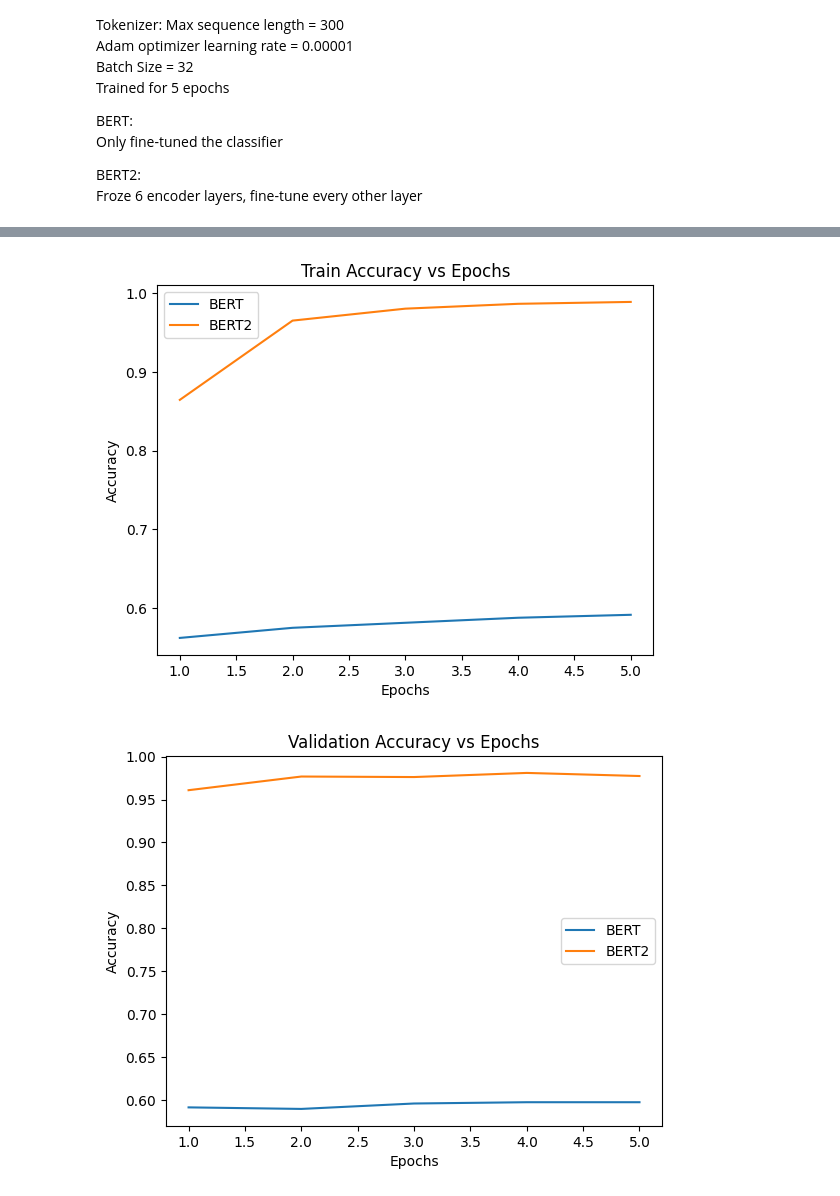
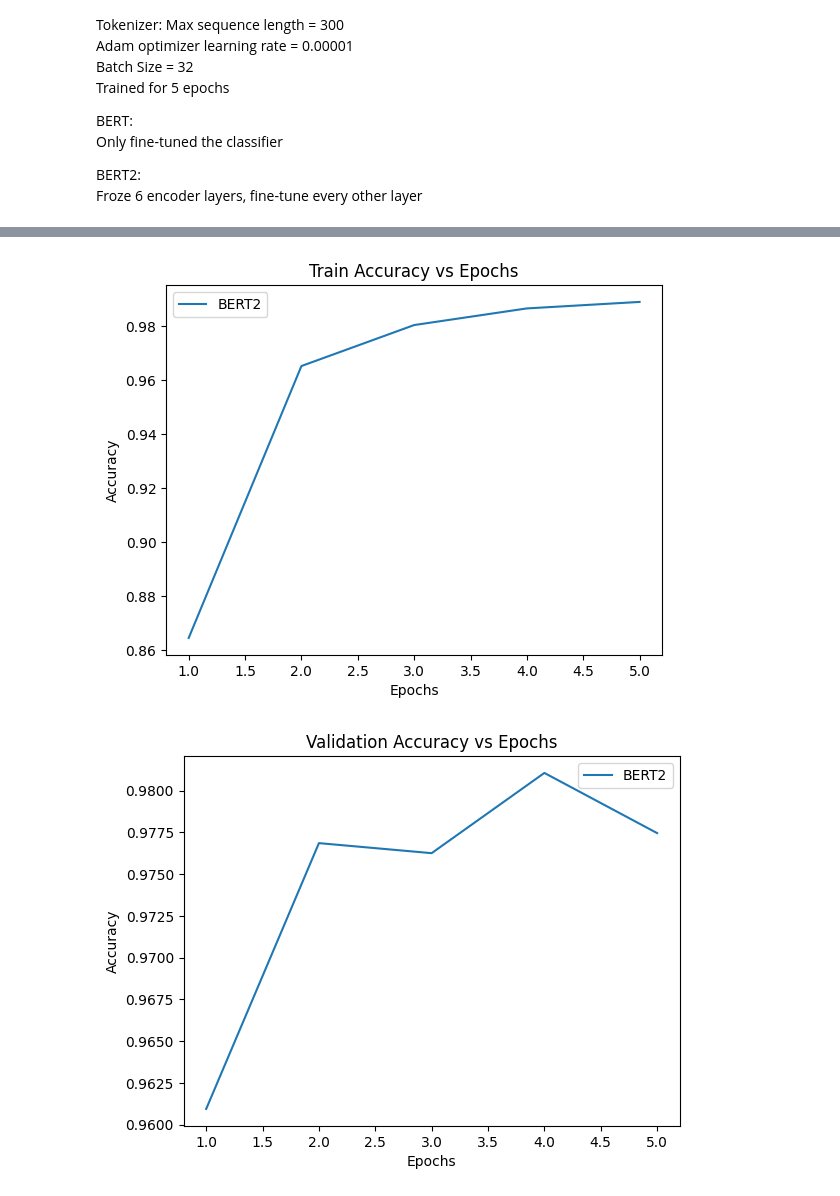
Before and after one commit to abdeliibrahim/ecs271_project, a Jupyter notebook: graphs.ipynb, the cells around one changed output, grey strips where cells are left out. Cells and saved outputs as stored; diff of their text form; code cells hidden in the pictures.

Commit message:
bert result

```diff
--- a/graphs.ipynb
+++ b/graphs.ipynb
@@ -139,5 +137,4 @@ plt.show()
 # %%
-plt.plot(epochs, bert_results["accuracy"], label = "BERT")
 plt.plot(epochs, bert2_results["accuracy"], label = "BERT2")
 
 plt.xlabel("Epochs")
@@ -147,16 +144,15 @@ plt.legend()
 
 plt.show()
 # %% [output]
-[figure, old version]
+[figure, new version]
 # %%
-plt.plot(epochs, bert_results["val_accuracy"], label = "BERT")
 plt.plot(epochs, bert2_results["val_accuracy"], label = "BERT2")
 
 plt.xlabel("Epochs")
 plt.ylabel("Accuracy")
 plt.title("Validation Accuracy vs Epochs")
 plt.legend()
 
 plt.show()
 # %% [output]
-[figure, old version]
+[figure, new version]
```
Also changed, not shown: parts of 1 cell of this notebook, 4 other files.
